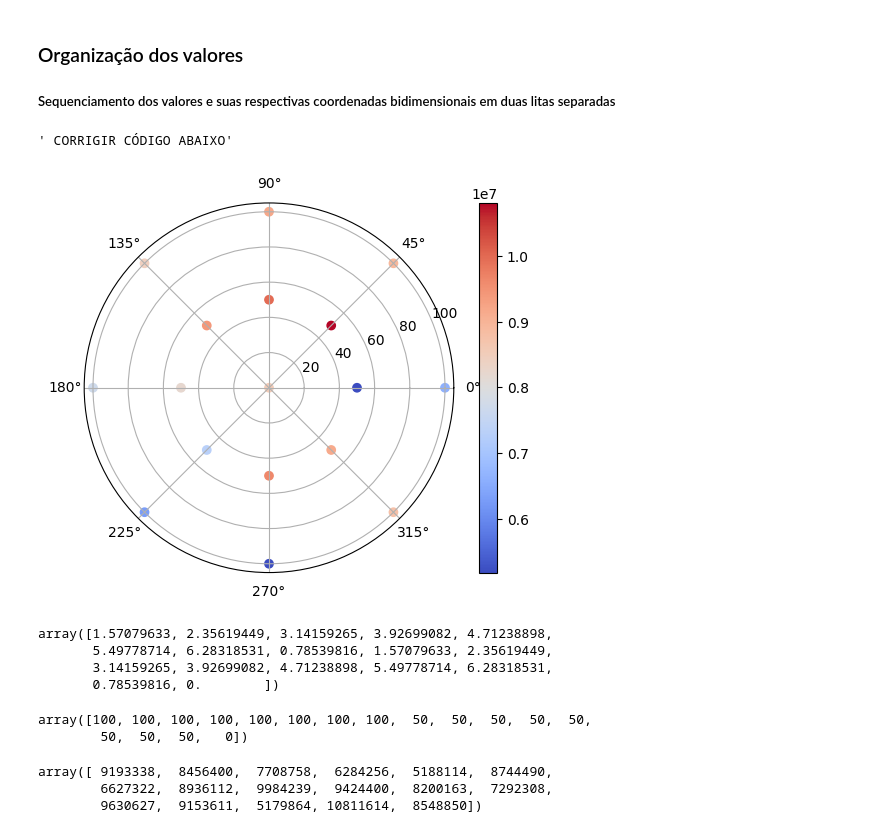
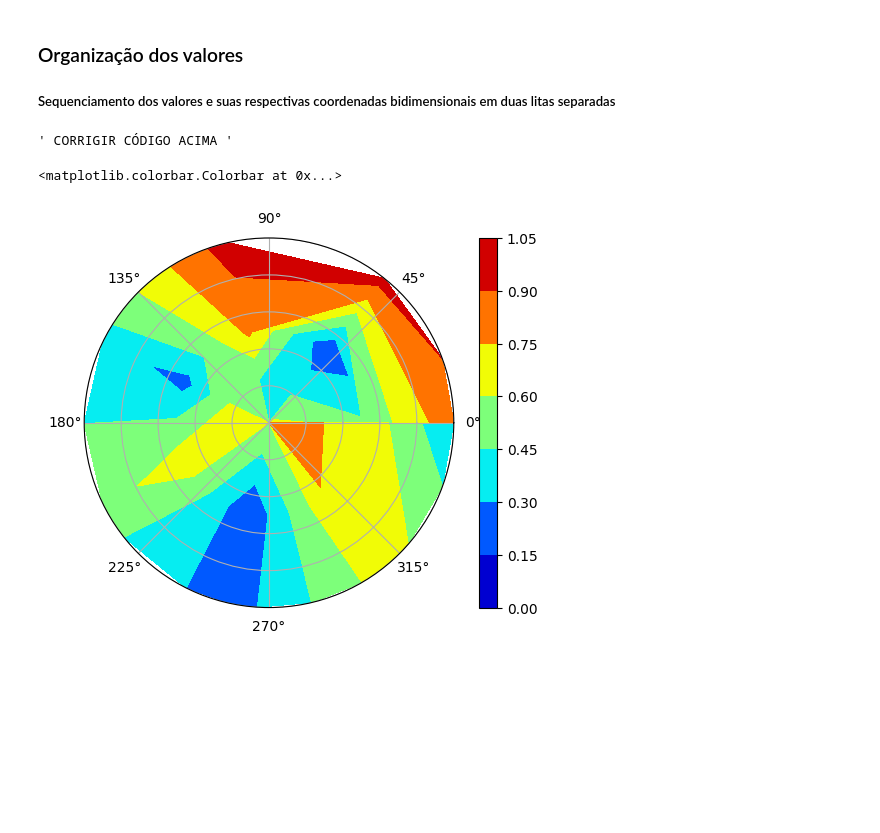
Before and after one commit to igordantasgf/analise_dados_microambientais, a Jupyter notebook: fly_eye_visualize.ipynb, the cells around one changed output. Cells and saved outputs as stored; diff of their text form; code cells hidden in the pictures; blank space fills up the shorter version.

```diff
--- a/fly_eye_visualize.ipynb
+++ b/fly_eye_visualize.ipynb
@@ -48,40 +48,34 @@ for i in sensors:
 
 values = np.array(values)
 # %%
-""" CORRIGIR CÓDIGO ABAIXO """
+""" CORRIGIR ESTE CÓDIGO """
 
 #plt.subplot(projection="polar")
 #plt.pcolormesh(coord, values, cmap="coolwarm", shading='auto')
 #plt.colorbar()
 #plt.show()
 # %% [output]
-' CORRIGIR CÓDIGO ABAIXO'
+' CORRIGIR CÓDIGO ACIMA '
-# %%
-rad = np.radians(data[1])
-azm = data[0]
-z = data[2]
-
-plt.subplot(projection="polar")
-plt.scatter(grau, altura, c=values, cmap='coolwarm')
-plt.colorbar()
-plt.show()
-# %% [output]
-[figure, removed]
-# %%
-grau
-# %% [output]
-array([1.57079633, 2.35619449, 3.14159265, 3.92699082, 4.71238898,
-       5.49778714, 6.28318531, 0.78539816, 1.57079633, 2.35619449,
-       3.14159265, 3.92699082, 4.71238898, 5.49778714, 6.28318531,
-       0.78539816, 0.        ])
-# %%
-altura
-# %% [output]
-array([100, 100, 100, 100, 100, 100, 100, 100,  50,  50,  50,  50,  50,
-        50,  50,  50,   0])
-# %%
-values
-# %% [output]
-array([ 9193338,  8456400,  7708758,  6284256,  5188114,  8744490,
-        6627322,  8936112,  9984239,  9424400,  8200163,  7292308,
-        9630627,  9153611,  5179864, 10811614,  8548850])
+# %%
+#https://stackoverflow.com/questions/31051882/matplotlib-density-plot-in-polar-coordinates/31142319#31142319
+#In this example, a is you theta1...thetan, b is your r1...rn, c is your f(a, b):
+
+import numpy as np
+import matplotlib.pyplot as plt
+import matplotlib.cm as cm
+import pandas as pd
+
+#fake data:
+a = np.linspace(0,2*np.pi,8) # Sepação das partes em radianos
+b = np.linspace(0,1,3) # Camadas por distancia ao centro
+A, B = np.meshgrid(a, b)
+c = np.random.random(A.shape)
+
+#actual plotting
+ax = plt.subplot(111, polar=True)
+ax.set_yticklabels([])
+ctf = ax.contourf(a, b, c, cmap=cm.jet)
+plt.colorbar(ctf)
+# %% [output]
+<matplotlib.colorbar.Colorbar at 0x...>
+[figure, added]
```
Also changed, not shown: parts of 1 cell of this notebook.
